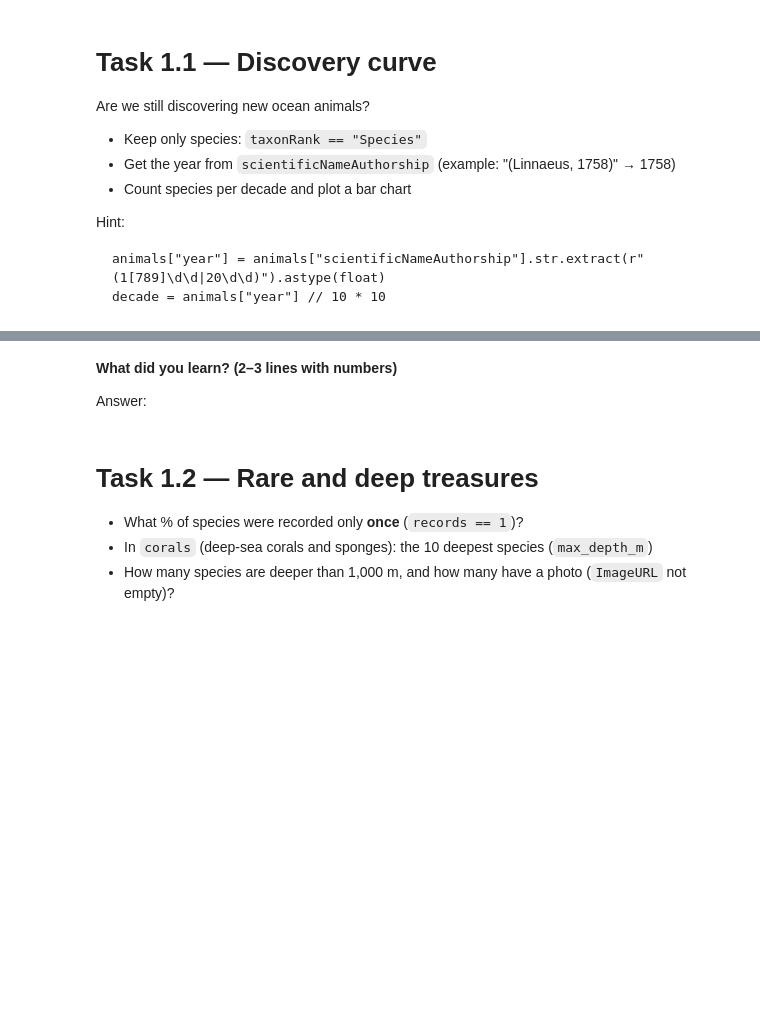
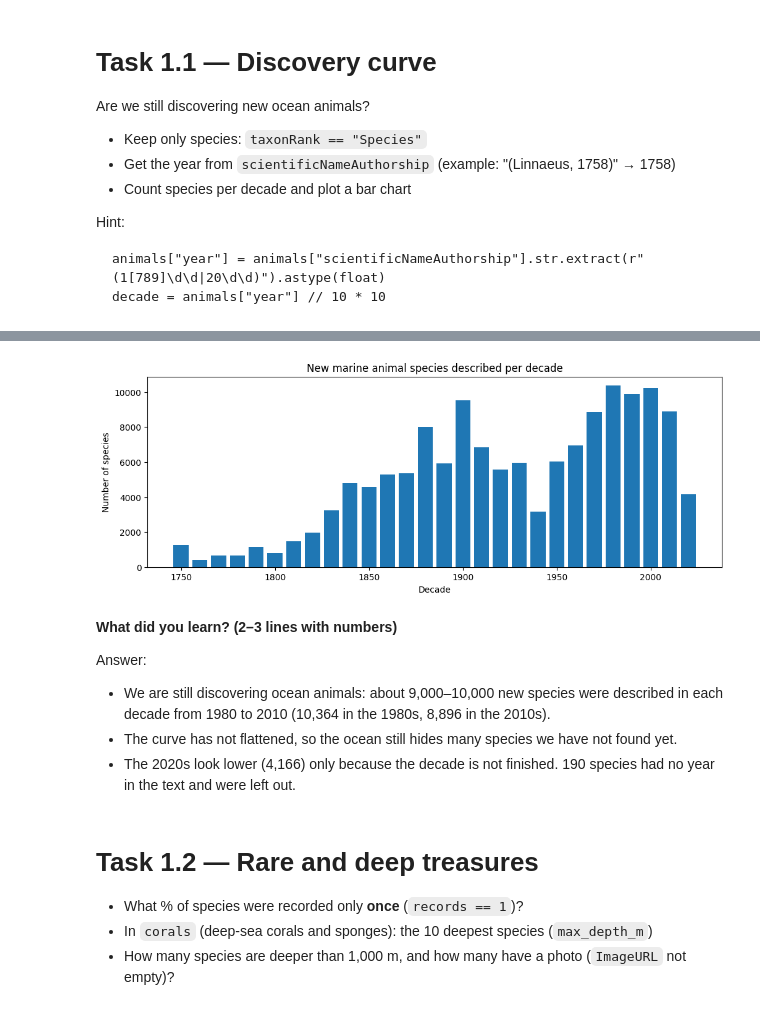
Before and after one commit to xkh11/kanz-ml-project-tuwaiq-academy, a Jupyter notebook: notebooks/Kanz_EDA.ipynb, the cells around one changed output, grey strips where cells are left out. Drawn from its saved outputs; the diff is of its cells as text; code cells hidden in the pictures; blank space fills up the shorter version.

Commit message:
Part 1 - Discovery

````diff
--- a/notebooks/Kanz_EDA.ipynb
+++ b/notebooks/Kanz_EDA.ipynb
@@ -132,4 +132,23 @@ animals["year"] = animals["scientificNameAuthorship"].str.extract(r"(1[789]\d\d|
 decade = animals["year"] // 10 * 10
 ```
 # %%
-#TO-DO
+#Task 1.1 - discovery curve
+
+#1- keep only species
+species = animals[animals["taxonRank"] == "Species"].copy()
+
+print("All rows:", len(animals))
+print("Species only:", len(species))
+
+#2- get the year from the author text
+species["year"] = species["scientificNameAuthorship"].str.extract(r"(1[789]\d\d|20\d\d)").astype(float)
+
+#how many species have no year? (missing values)
+print("\nSpecies with no year:", species["year"].isna().sum())
+
+#3- turn the year into a decade
+species["decade"] = species["year"] // 10 * 10
+
+#4- count species per decade
+per_decade = species["decade"].value_counts().sort_index()
+print(per_decade.tail(8))
@@ -136,7 +170,20 @@ decade = animals["year"] // 10 * 10
+# %%
+# 5- bar chart
+plt.figure(figsize=(12, 4))
+plt.bar(per_decade.index, per_decade.values, width=8)
+plt.title("New marine animal species described per decade")
+plt.xlabel("Decade")
+plt.ylabel("Number of species")
+plt.show()
+# %% [output]
+[figure, added]
 # %% [markdown]
 **What did you learn? (2–3 lines with numbers)**
 
 Answer:
+* We are still discovering ocean animals: about 9,000–10,000 new species were described in each decade from 1980 to 2010 (10,364 in the 1980s, 8,896 in the 2010s).
+* The curve has not flattened, so the ocean still hides many species we have not found yet.
+* The 2020s look lower (4,166) only because the decade is not finished. 190 species had no year in the text and were left out.
 # %% [markdown]
 # Task 1.2 — Rare and deep treasures
 
````
Also changed, not shown: parts of 13 cells of this notebook.
